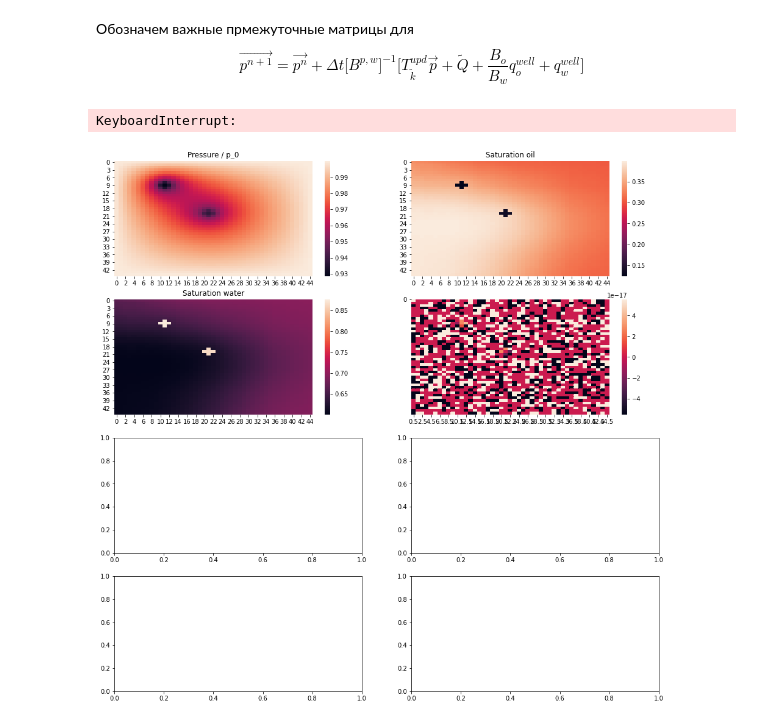
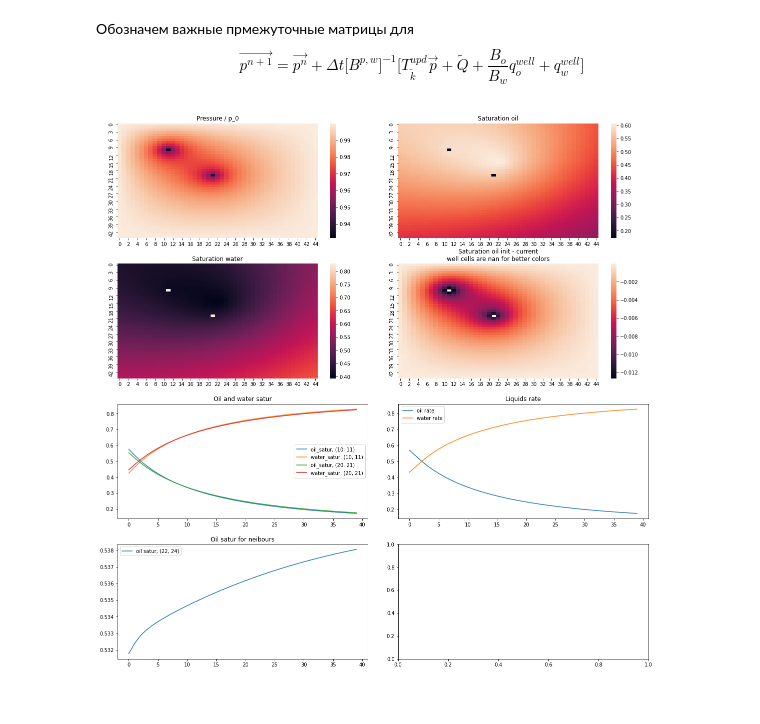
Before and after one commit to yamidovich/ReservoirModel, a Jupyter notebook: Model_on_work_env.ipynb, the cells around one changed output. Drawn from its saved outputs; the diff is of its cells as text; code cells hidden in the pictures.

```diff
--- a/Model_on_work_env.ipynb
+++ b/Model_on_work_env.ipynb
@@ -52,7 +37,5 @@ plt.show()
 # %%
-depth_matrix = rand_init.get_grid_from_scattered(ds=ds, x_max=x_max, x_min=x_min,
-                                                 y_min=y_min, y_max=y_max, n_x=nx, n_y=ny
-                                                )
+depth_matrix = ma_init.get_matrix_with_pdf(nx=nx, ny=ny, pdf=ma_init.centroid)
 sns.heatmap(depth_matrix)
 plt.title("Depth")
 plt.show()
@@ -69,8 +44,6 @@ plt.show()
 # %%
-porosity_matrix = rand_init.get_grid_from_scattered(ds=ds, x_max=x_max, x_min=x_min,
-                                                 y_min=y_min, y_max=y_max, n_x=nx, n_y=ny
-                                                )
-porosity_matrix *= 0.1
+porosity_matrix = ma_init.get_matrix_with_pdf(nx=nx, ny=ny, pdf=ma_init.centroid)
+porosity_matrix *= 0.4
 sns.heatmap(porosity_matrix)
 plt.title("Porosity")
 plt.show()
@@ -99,0 +54,5 @@ assert np.isnan(k_matrix).sum() == 0
+# %%
+k_matrix = ma_init.get_matrix_with_pdf(nx=nx, ny=ny, pdf=ma_init.corner_1)
+sns.heatmap(k_matrix)
+plt.title("k")
+plt.show()
@@ -126,3 +73,8 @@ neibours = [(22, 24)]
+# %%
+wells = {(10, 11): -5e-1,
+         (20, 21): -5e-1
+        }
+neibours = [(22, 24)]
 # %%
 env = res.Env(k_2d_matrix=k_matrix, poir_2d_matrix=porosity_matrix, depth_2d_matrix=depth_matrix,
               satur_2d_matrix=Satur_matrix,
@@ -130,7 +82,7 @@ env = res.Env(k_2d_matrix=k_matrix, poir_2d_matrix=porosity_matrix, depth_2d_mat
               boundary_cond = {'o': 'const_pressure', 'p': 'const_pressure', 'w': 'const_pressure'}
              )
 # %%
-n_it = int(1e5)
+n_it = int(2e2)
 upd_plot_freq = int(5e0)
 q_o_rate = []
 q_w_rate = []
@@ -161,37 +113,37 @@ for i in range(n_it):
 
         display.clear_output(wait=True)
         f, ax = plt.subplots(nrows=4, ncols=2, figsize=(16, 16))
-
+        f.tight_layout(pad=3.0)
         g1 = sns.heatmap(env.p_as_2d() / const.p_0(), ax=ax[0][0], cbar=True) #, vmax=1, vmin=0.8)
         g1.set_title('Pressure / p_0')
 
         g2 = sns.heatmap(env.s_o_as_2d(), ax=ax[0][1], cbar=True) # , vmax=0.5, vmin=0.3)
         g2.set_title('Saturation oil')
 
         g3 = sns.heatmap(s_w, ax=ax[1][0], cbar=True) # , vmax=0.7, vmin=0.5)
         g3.set_title('Saturation water')
-
-        g4 = sns.heatmap(np.ones((nx, ny)) - s_w - s_o, ax=ax[1][1], cbar=True)#, vmax=1, vmin=0)
-        g4.set_title('1 - Saturation sum')
+        satur_diff = Satur_matrix - s_o
+        for key in wells:
+            satur_diff[key] = np.nan
+        g4 = sns.heatmap(satur_diff, cbar=True, ax=ax[1][1])#, vmax=1, vmin=0)
+        g4.set_title('Saturation oil init - current\nwell cells are nan for better colors')
 
         # plot satur in every well
         for key in wells:
             ax[2][0].plot(s_o_hist[key], label=f'oil_satur, {key}')
             ax[2][0].plot(s_w_hist[key], label=f'water_satur, {key}')
         ax[2][0].set_title('Oil and water satur')
         ax[2][0].legend()
 
         ax[2][1].plot(q_o_rate, label='oil rate')
         ax[2][1].plot(q_w_rate, label='water rate')
         ax[2][1].set_title('Liquids rate')
         ax[2][1].legend()
         for key in neibours:
             ax[3][0].plot(s_o_hist[key], label=f'oil satur, {key}')
             ax[3][0].set_title('Oil satur for neibours')
             ax[3][0].legend()
 
         plt.show()
-print()
 # %% [output]
-KeyboardInterrupt:
-[figure, old version]
+[figure, new version]
```
Also changed, not shown: parts of 17 cells of this notebook.
